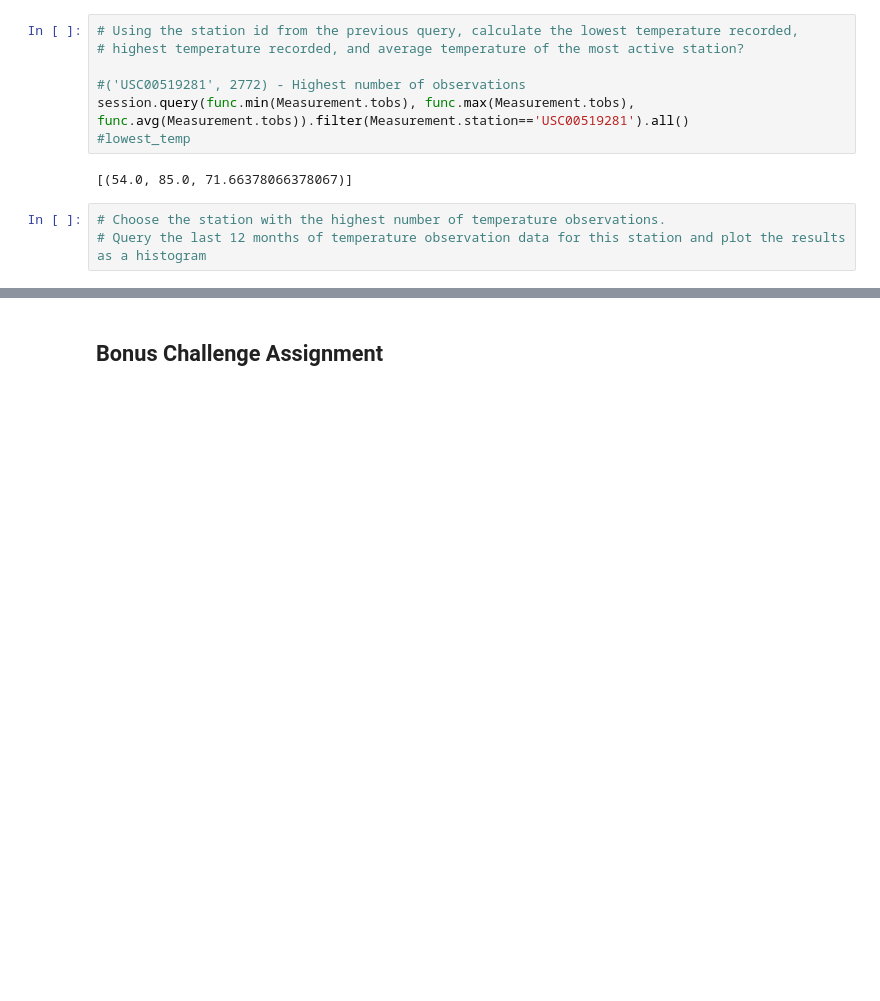
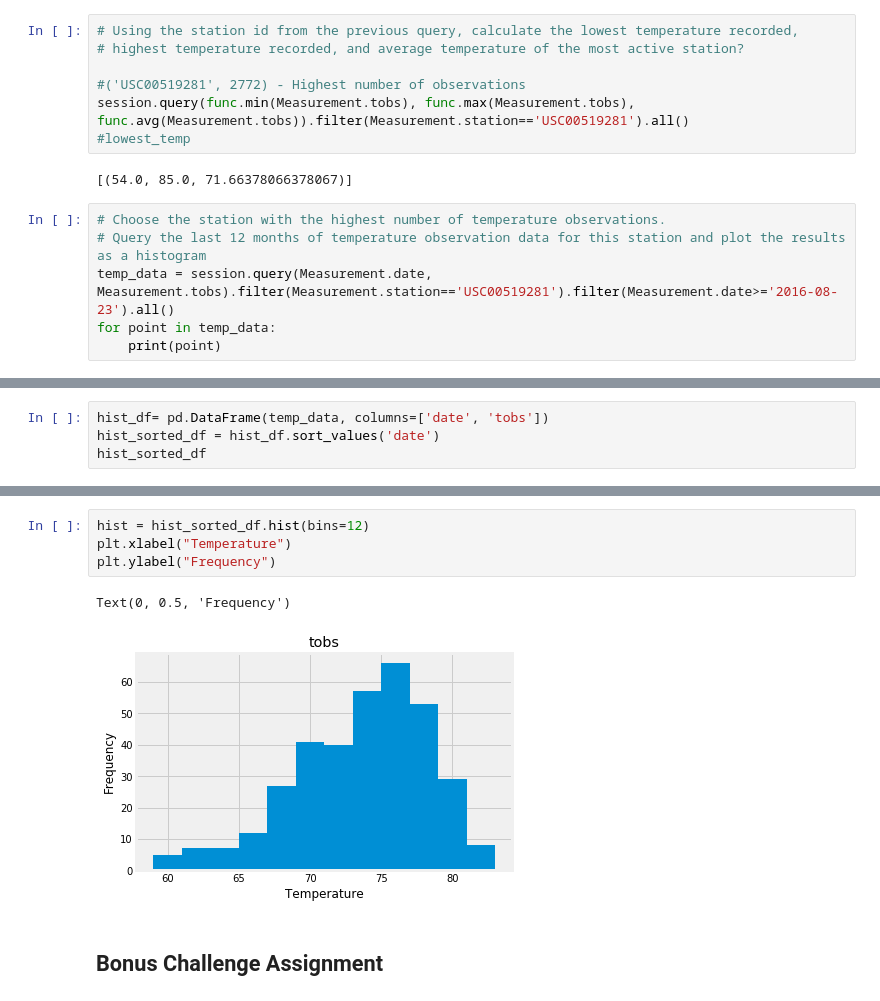
Before and after one commit to mizgutdina/sqlalchemy-challenge, a Jupyter notebook: climate_starter.ipynb, the cells around one changed output, grey strips where cells are left out. Saved outputs shown, nothing was run; the diff lists cells and outputs as text; blank space fills up the shorter version.

```diff
--- a/climate_starter.ipynb
+++ b/climate_starter.ipynb
@@ -212,3 +212,6 @@ session.query(func.min(Measurement.tobs), func.max(Measurement.tobs), func.avg(M
 # %%
 # Choose the station with the highest number of temperature observations.
 # Query the last 12 months of temperature observation data for this station and plot the results as a histogram
+temp_data = session.query(Measurement.date, Measurement.tobs).filter(Measurement.station=='USC00519281').filter(Measurement.date>='2016-08-23').all()
+for point in temp_data:
+    print(point)
@@ -214,0 +236,4 @@ session.query(func.min(Measurement.tobs), func.max(Measurement.tobs), func.avg(M
+# %%
+hist_df= pd.DataFrame(temp_data, columns=['date', 'tobs'])
+hist_sorted_df = hist_df.sort_values('date')
+hist_sorted_df
@@ -215,3 +254,10 @@ session.query(func.min(Measurement.tobs), func.max(Measurement.tobs), func.avg(M
+# %%
+hist = hist_sorted_df.hist(bins=12)
+plt.xlabel("Temperature")
+plt.ylabel("Frequency")
+# %% [output]
+Text(0, 0.5, 'Frequency')
+[figure, added]
 # %% [markdown]
 ## Bonus Challenge Assignment
 # %%
```
Also changed, not shown: parts of 2 cells of this notebook.
